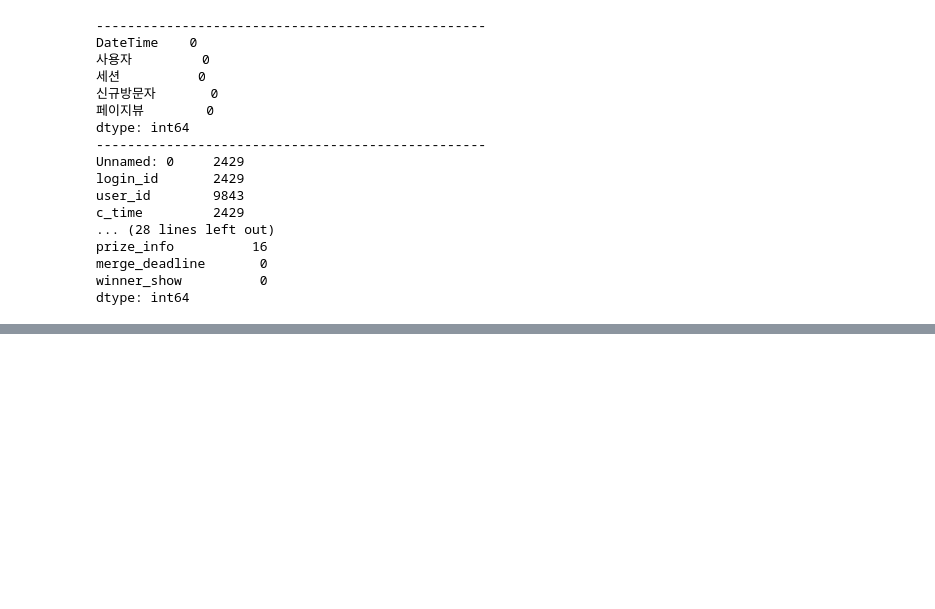
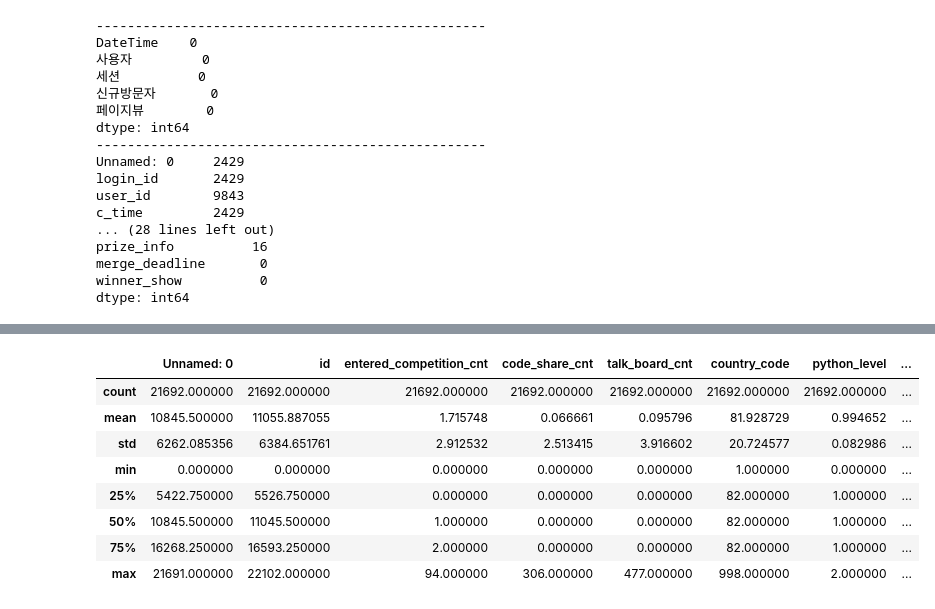
Before and after one commit to hundredeuk2/python, a Jupyter notebook: Dacon/2020DATACONCUP/FirstTry.ipynb, the cells around one changed output, grey strips where cells are left out. Drawn from its saved outputs; the diff is of its cells as text; code cells hidden in the pictures; blank space fills up the shorter version.

```diff
--- a/Dacon/2020DATACONCUP/FirstTry.ipynb
+++ b/Dacon/2020DATACONCUP/FirstTry.ipynb
@@ -53,0 +97,12 @@ dtype: int64
+# %%
+user_df.describe()
+# %% [output]
+|  | Unnamed: 0 | id | entered_competition_cnt | code_share_cnt | talk_board_cnt | country_code | python_level | ... |
+| count | 21692.000000 | 21692.000000 | 21692.000000 | 21692.000000 | 21692.000000 | 21692.000000 | 21692.000000 | ... |
+| mean | 10845.500000 | 11055.887055 | 1.715748 | 0.066661 | 0.095796 | 81.928729 | 0.994652 | ... |
+| std | 6262.085356 | 6384.651761 | 2.912532 | 2.513415 | 3.916602 | 20.724577 | 0.082986 | ... |
+| min | 0.000000 | 0.000000 | 0.000000 | 0.000000 | 0.000000 | 1.000000 | 0.000000 | ... |
+| 25% | 5422.750000 | 5526.750000 | 0.000000 | 0.000000 | 0.000000 | 82.000000 | 1.000000 | ... |
+| 50% | 10845.500000 | 11045.500000 | 1.000000 | 0.000000 | 0.000000 | 82.000000 | 1.000000 | ... |
+| 75% | 16268.250000 | 16593.250000 | 2.000000 | 0.000000 | 0.000000 | 82.000000 | 1.000000 | ... |
+| max | 21691.000000 | 22102.000000 | 94.000000 | 306.000000 | 477.000000 | 998.000000 | 2.000000 | ... |
```
Also changed, not shown: parts of 11 cells of this notebook.
